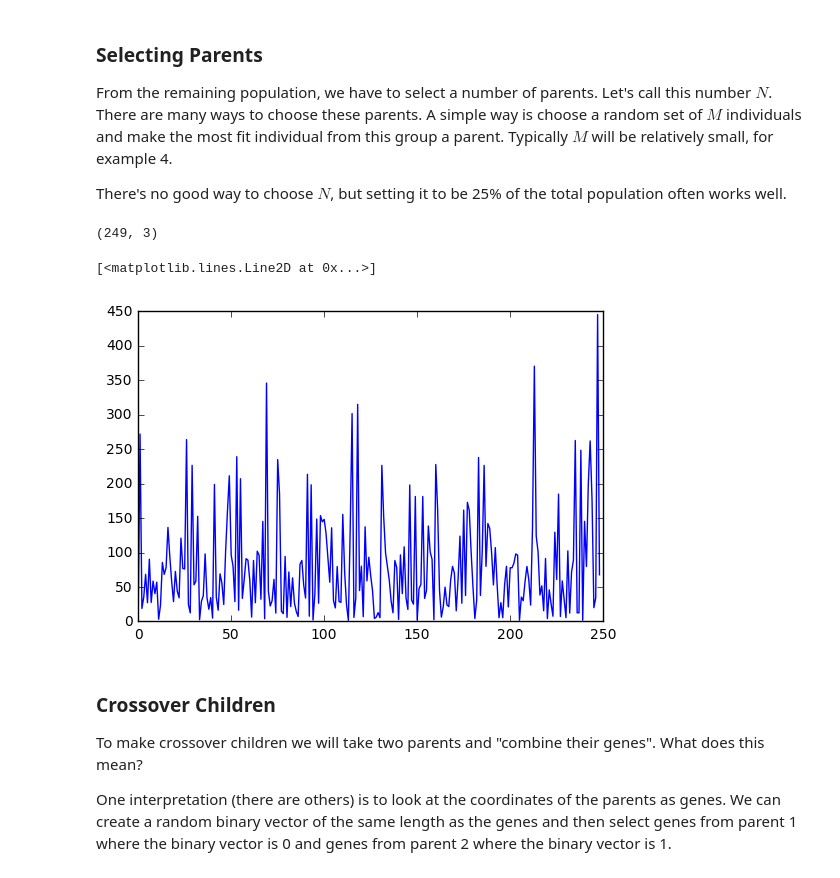
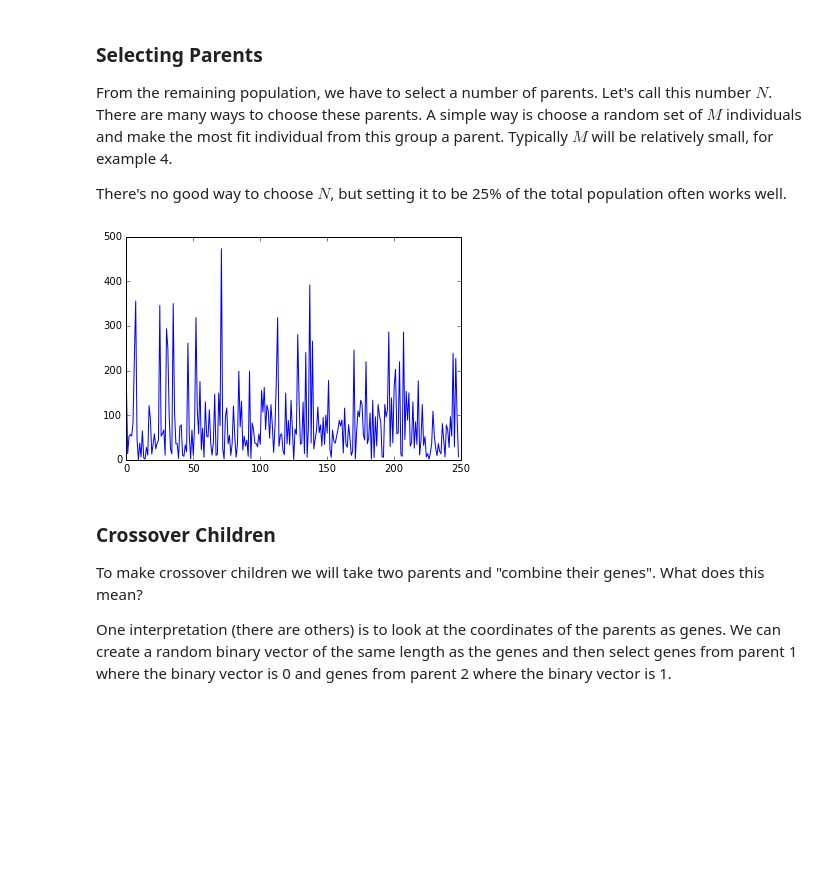
Before and after one commit to lukasbystricky/ISC-3313, a Jupyter notebook: lectures/chapter7/2-genetic_algorithms.ipynb, the cells around one changed output. Drawn from its saved outputs; the diff is of its cells as text; code cells hidden in the pictures; blank space fills up the shorter version.

```diff
--- a/lectures/chapter7/2-genetic_algorithms.ipynb
+++ b/lectures/chapter7/2-genetic_algorithms.ipynb
@@ -149,6 +127,7 @@ def score_population(p, f):
 # %%
 f = lambda x: 8*x[0]**2 + x[1]**2
-scores = score_population(p0, f)
-print(scores)
-plt.plot(scores[:,2])
+scores = _score_population(p0, f)
+plt.plot(scores[:,2]);
+plt.xlabel("point #");
+plt.ylabel("score");
 # %% [output]
@@ -166,17 +141,17 @@ plt.plot(scores[:,2])
 
 To generate the next generation, we first find the *elite children*. These children are passed directly to the next generation. These will typically be the best scoring members of the generation. The number of elite children is up to the user, but is typically small, around 2-4.
 # %%
-def elite_children(p, n=2):
+def _elite_children(p, n=2):
 
     # take elite children (no score)
-    elite = p[0:n,0:2]
+    elite = p[0:n,0:-1]
 
     # remove from population
     p = np.delete(p, np.arange(0,n), 0)
 
     return elite, p
 # %%
-elite, scores = elite_children(scores)
+elite, scores = _elite_children(scores)
 print(elite)
 print(scores)
 # %% [output]
@@ -196,7 +171,7 @@ From the remaining population, we have to select a number of parents. Let's call
 
 There's no good way to choose $N$, but setting it to be 25% of the total population often works well.
 # %%
-def select_parents(scores, n = 0.25, M = 4):
+def _select_parents(scores, n = 0.25, M = 4):
 
     # compute number of parents
     N = int(n*len(scores))
@@ -219,13 +194,10 @@ def select_parents(scores, n = 0.25, M = 4):
 
     return np.array(parents)
 # %%
-parents = select_parents(scores)
-print(parents.shape)
-plt.plot(parents[:,2])
+parents = _select_parents(scores)
+plt.plot(parents[:,2]);
 # %% [output]
-(249, 3)
-[<matplotlib.lines.Line2D at 0x...>]
-[figure, old version]
+[figure, new version]
 # %% [markdown]
 ### Crossover Children
 
```
Also changed, not shown: parts of 32 cells of this notebook.
